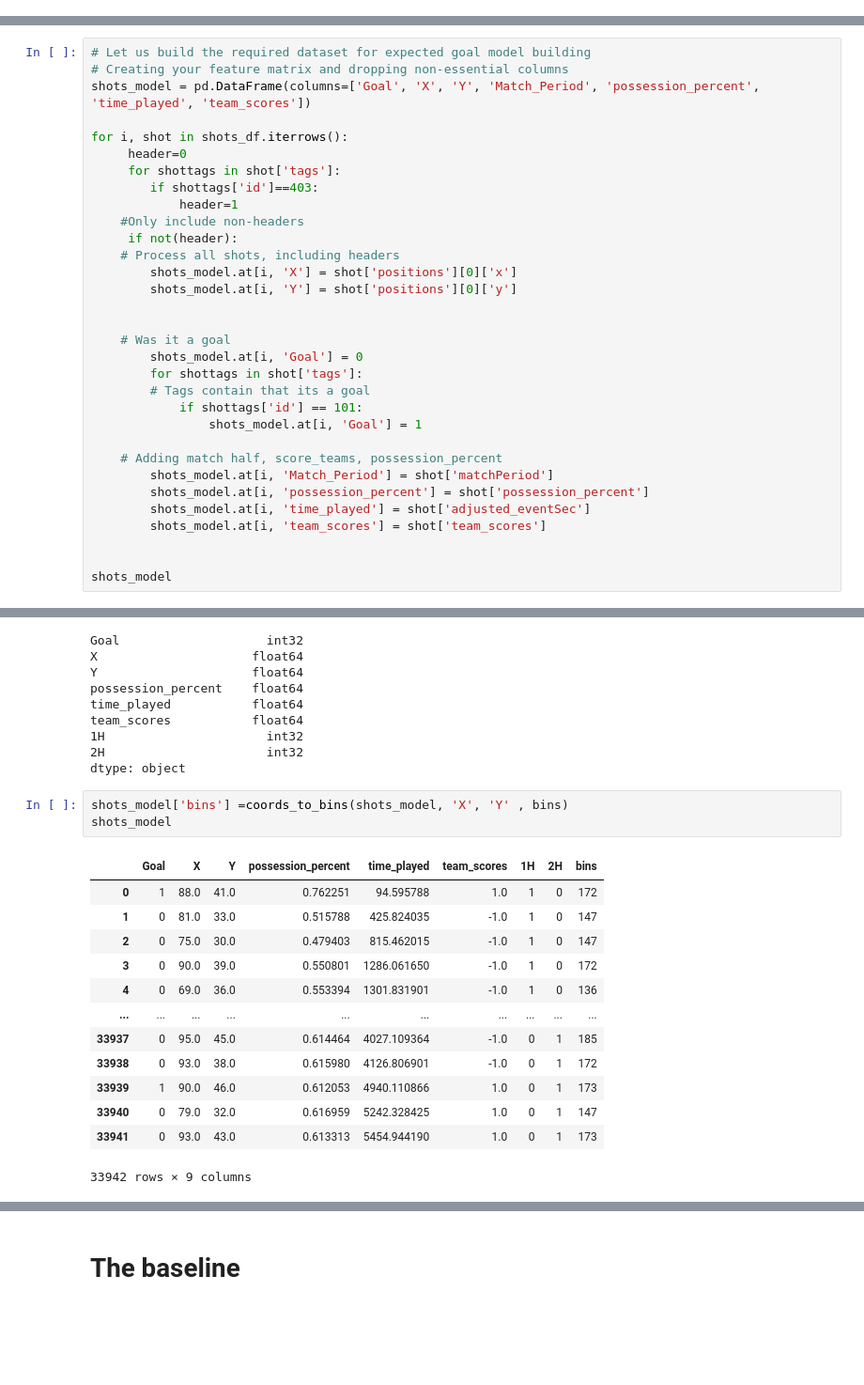
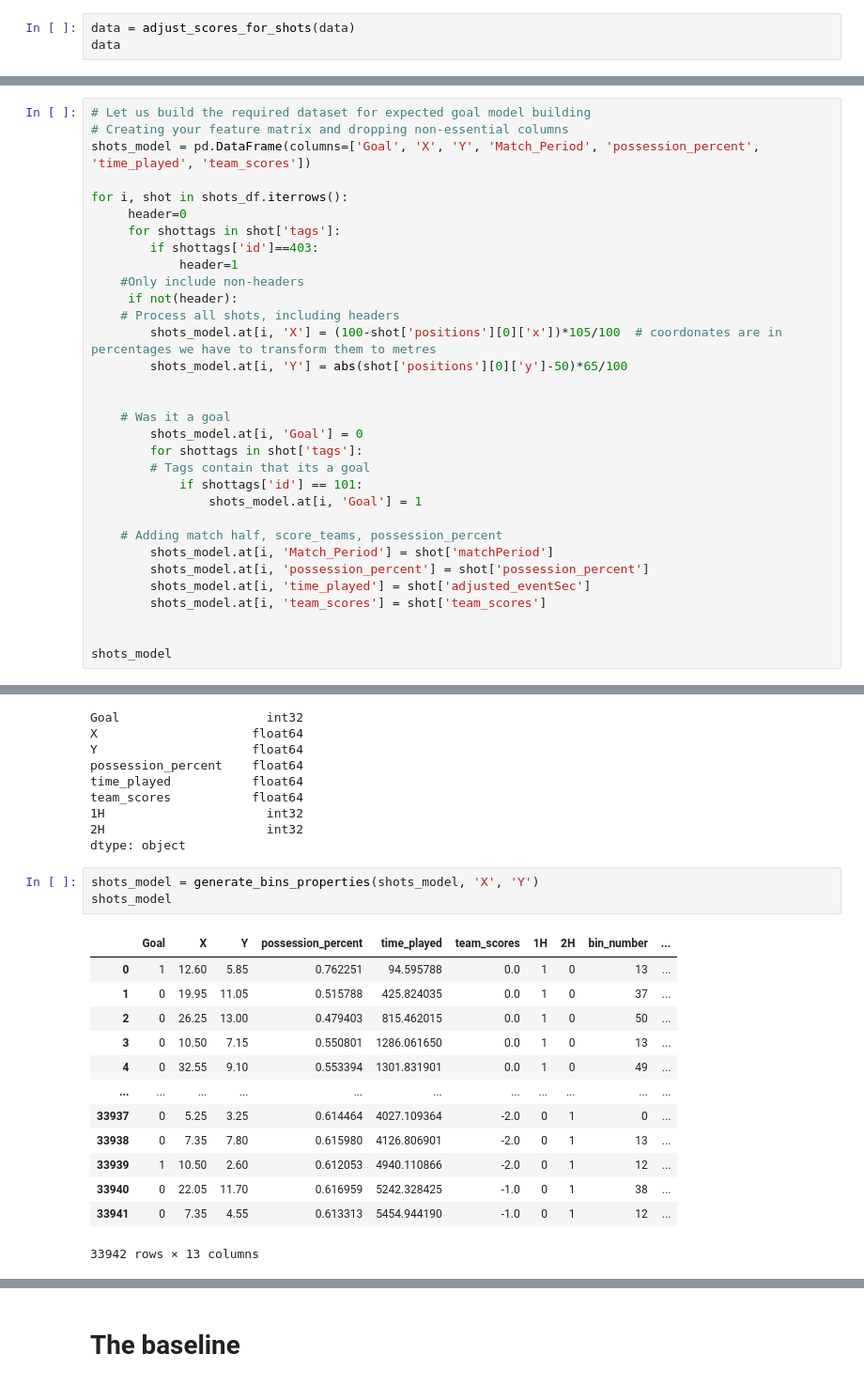
Before and after one commit to Anhali/xG_model-_python, a Jupyter notebook: xG_model.ipynb, the cells around one changed output, grey strips where cells are left out. Shown at 94% size. Cells and saved outputs as stored; diff of their text form; blank space fills up the shorter version.

```diff
--- a/xG_model.ipynb
+++ b/xG_model.ipynb
@@ -76,0 +77,3 @@ data
+# %%
+data = adjust_scores_for_shots(data)
+data
@@ -162,8 +194,8 @@ for i, shot in shots_df.iterrows():
     #Only include non-headers
      if not(header):
     # Process all shots, including headers
-        shots_model.at[i, 'X'] = shot['positions'][0]['x']
-        shots_model.at[i, 'Y'] = shot['positions'][0]['y']
+        shots_model.at[i, 'X'] = (100-shot['positions'][0]['x'])*105/100  # coordonates are in percentages we have to transform them to metres
+        shots_model.at[i, 'Y'] = abs(shot['positions'][0]['y']-50)*65/100
 
 
     # Was it a goal
@@ -242,22 +274,22 @@ team_scores           float64
 2H                      int32
 dtype: object
 # %%
-shots_model['bins'] =coords_to_bins(shots_model, 'X', 'Y' , bins)
+shots_model = generate_bins_properties(shots_model, 'X', 'Y')
 shots_model
 # %% [output]
-|  | Goal | X | Y | possession_percent | time_played | team_scores | 1H | 2H | bins |
-| 0 | 1 | 88.0 | 41.0 | 0.762251 | 94.595788 | 1.0 | 1 | 0 | 172 |
-| 1 | 0 | 81.0 | 33.0 | 0.515788 | 425.824035 | -1.0 | 1 | 0 | 147 |
-| 2 | 0 | 75.0 | 30.0 | 0.479403 | 815.462015 | -1.0 | 1 | 0 | 147 |
-| 3 | 0 | 90.0 | 39.0 | 0.550801 | 1286.061650 | -1.0 | 1 | 0 | 172 |
-| 4 | 0 | 69.0 | 36.0 | 0.553394 | 1301.831901 | -1.0 | 1 | 0 | 136 |
-| ... | ... | ... | ... | ... | ... | ... | ... | ... | ... |
-| 33937 | 0 | 95.0 | 45.0 | 0.614464 | 4027.109364 | -1.0 | 0 | 1 | 185 |
-| 33938 | 0 | 93.0 | 38.0 | 0.615980 | 4126.806901 | -1.0 | 0 | 1 | 172 |
-| 33939 | 1 | 90.0 | 46.0 | 0.612053 | 4940.110866 | 1.0 | 0 | 1 | 173 |
-| 33940 | 0 | 79.0 | 32.0 | 0.616959 | 5242.328425 | 1.0 | 0 | 1 | 147 |
-| 33941 | 0 | 93.0 | 43.0 | 0.613313 | 5454.944190 | 1.0 | 0 | 1 | 173 |
+|  | Goal | X | Y | possession_percent | time_played | team_scores | 1H | 2H | bin_number | ... |
+| 0 | 1 | 12.60 | 5.85 | 0.762251 | 94.595788 | 0.0 | 1 | 0 | 13 | ... |
+| 1 | 0 | 19.95 | 11.05 | 0.515788 | 425.824035 | 0.0 | 1 | 0 | 37 | ... |
+| 2 | 0 | 26.25 | 13.00 | 0.479403 | 815.462015 | 0.0 | 1 | 0 | 50 | ... |
+| 3 | 0 | 10.50 | 7.15 | 0.550801 | 1286.061650 | 0.0 | 1 | 0 | 13 | ... |
+| 4 | 0 | 32.55 | 9.10 | 0.553394 | 1301.831901 | 0.0 | 1 | 0 | 49 | ... |
+| ... | ... | ... | ... | ... | ... | ... | ... | ... | ... | ... |
+| 33937 | 0 | 5.25 | 3.25 | 0.614464 | 4027.109364 | -2.0 | 0 | 1 | 0 | ... |
+| 33938 | 0 | 7.35 | 7.80 | 0.615980 | 4126.806901 | -2.0 | 0 | 1 | 13 | ... |
+| 33939 | 1 | 10.50 | 2.60 | 0.612053 | 4940.110866 | -2.0 | 0 | 1 | 12 | ... |
+| 33940 | 0 | 22.05 | 11.70 | 0.616959 | 5242.328425 | -1.0 | 0 | 1 | 38 | ... |
+| 33941 | 0 | 7.35 | 4.55 | 0.613313 | 5454.944190 | -1.0 | 0 | 1 | 12 | ... |
-33942 rows × 9 columns
+33942 rows × 13 columns
 # %%
 shots_model.drop(['X','Y', '1H'], axis=1, inplace=True)
 
```
Also changed, not shown: parts of 29 cells of this notebook.
